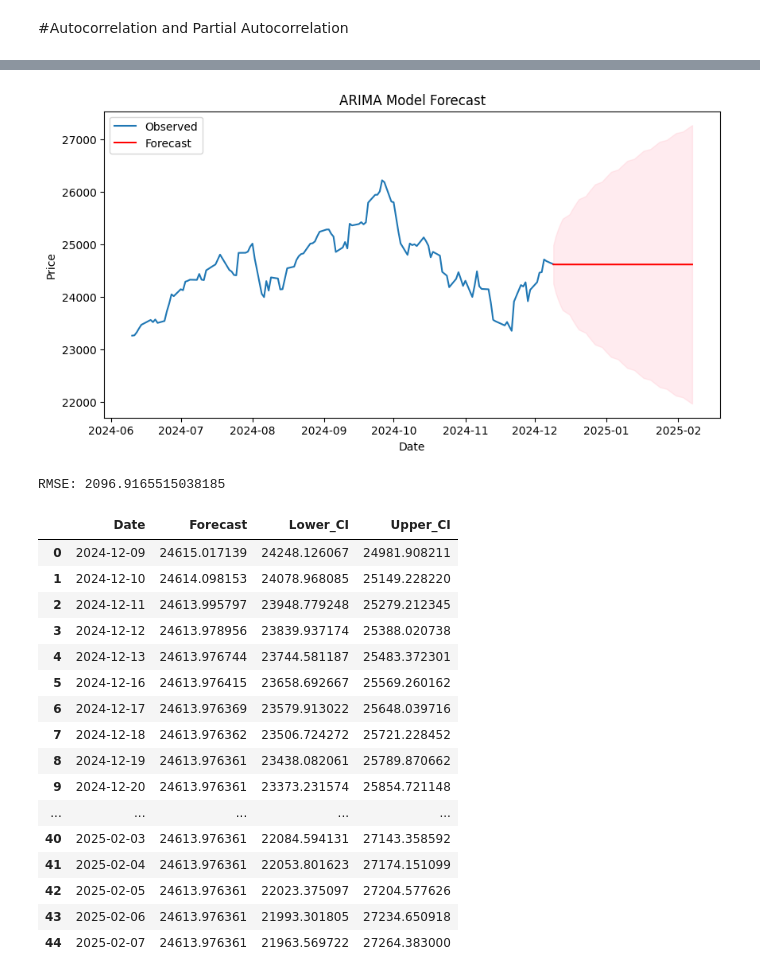
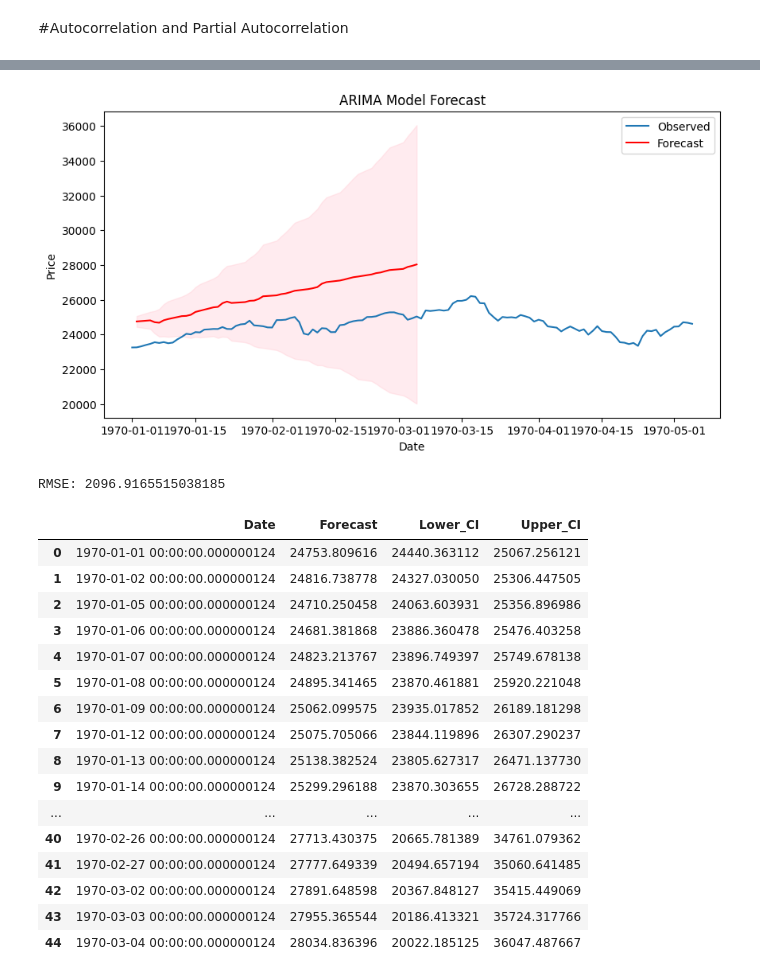
Before and after one commit to Prerana-walvekar/Python, a Jupyter notebook: NIFTY.ipynb, the cells around one changed output, grey strips where cells are left out. Cells and saved outputs as stored; diff of their text form; code cells hidden in the pictures.

Commit message:
Modifying model

```diff
--- a/NIFTY.ipynb
+++ b/NIFTY.ipynb
@@ -126,6 +122,6 @@ plt.show()
 # %%
 from statsmodels.tsa.arima.model import ARIMA
-model=ARIMA(data['Close '],order=(2,1,0))
+model=ARIMA(data['Close '],order=(26,2,0))
 arima_result=model.fit()
 arima_result.summary()
 # %% [output]
@@ -149,21 +157,21 @@ Warnings:
 [1] Covariance matrix calculated using the outer product of gradients (complex-step).
 # %%
 forecast=arima_result.get_forecast(steps=45)
-forecast_index=pd.date_range(start=data.index[-1],periods=45,freq='B')
+forecast_index = pd.date_range(start=pd.Timestamp(data.index[-1]) + pd.Timedelta(days=1), periods=45, freq='B')
 # Extract forecasted values
 forecast_mean = forecast.predicted_mean
 forecast_ci = forecast.conf_int()
 plt.figure(figsize=(10, 5))
 plt.plot(data['Close '], label='Observed')
 plt.plot(forecast_index, forecast_mean, label='Forecast', color='red')
 plt.fill_between(forecast_index, forecast_ci.iloc[:, 0], forecast_ci.iloc[:, 1], color='pink', alpha=0.3)
 plt.title('ARIMA Model Forecast')
 plt.xlabel('Date')
 plt.ylabel('Price')
 plt.legend()
 plt.show()
 # %% [output]
-[figure, old version]
+[figure, new version]
 # %%
 import numpy as np
 
@@ -186,19 +194,19 @@ df=pd.read_csv('forecasted_data.csv')
 df
 # %% [output]
 |  | Date | Forecast | Lower_CI | Upper_CI |
-| 0 | 2024-12-09 | 24615.017139 | 24248.126067 | 24981.908211 |
-| 1 | 2024-12-10 | 24614.098153 | 24078.968085 | 25149.228220 |
-| 2 | 2024-12-11 | 24613.995797 | 23948.779248 | 25279.212345 |
-| 3 | 2024-12-12 | 24613.978956 | 23839.937174 | 25388.020738 |
-| 4 | 2024-12-13 | 24613.976744 | 23744.581187 | 25483.372301 |
-| 5 | 2024-12-16 | 24613.976415 | 23658.692667 | 25569.260162 |
-| 6 | 2024-12-17 | 24613.976369 | 23579.913022 | 25648.039716 |
-| 7 | 2024-12-18 | 24613.976362 | 23506.724272 | 25721.228452 |
-| 8 | 2024-12-19 | 24613.976361 | 23438.082061 | 25789.870662 |
-| 9 | 2024-12-20 | 24613.976361 | 23373.231574 | 25854.721148 |
+| 0 | 1970-01-01 00:00:00.000000124 | 24753.809616 | 24440.363112 | 25067.256121 |
+| 1 | 1970-01-02 00:00:00.000000124 | 24816.738778 | 24327.030050 | 25306.447505 |
+| 2 | 1970-01-05 00:00:00.000000124 | 24710.250458 | 24063.603931 | 25356.896986 |
+| 3 | 1970-01-06 00:00:00.000000124 | 24681.381868 | 23886.360478 | 25476.403258 |
+| 4 | 1970-01-07 00:00:00.000000124 | 24823.213767 | 23896.749397 | 25749.678138 |
+| 5 | 1970-01-08 00:00:00.000000124 | 24895.341465 | 23870.461881 | 25920.221048 |
+| 6 | 1970-01-09 00:00:00.000000124 | 25062.099575 | 23935.017852 | 26189.181298 |
+| 7 | 1970-01-12 00:00:00.000000124 | 25075.705066 | 23844.119896 | 26307.290237 |
+| 8 | 1970-01-13 00:00:00.000000124 | 25138.382524 | 23805.627317 | 26471.137730 |
+| 9 | 1970-01-14 00:00:00.000000124 | 25299.296188 | 23870.303655 | 26728.288722 |
 | ... | ... | ... | ... | ... |
-| 40 | 2025-02-03 | 24613.976361 | 22084.594131 | 27143.358592 |
-| 41 | 2025-02-04 | 24613.976361 | 22053.801623 | 27174.151099 |
-| 42 | 2025-02-05 | 24613.976361 | 22023.375097 | 27204.577626 |
-| 43 | 2025-02-06 | 24613.976361 | 21993.301805 | 27234.650918 |
-| 44 | 2025-02-07 | 24613.976361 | 21963.569722 | 27264.383000 |
+| 40 | 1970-02-26 00:00:00.000000124 | 27713.430375 | 20665.781389 | 34761.079362 |
+| 41 | 1970-02-27 00:00:00.000000124 | 27777.649339 | 20494.657194 | 35060.641485 |
+| 42 | 1970-03-02 00:00:00.000000124 | 27891.648598 | 20367.848127 | 35415.449069 |
+| 43 | 1970-03-03 00:00:00.000000124 | 27955.365544 | 20186.413321 | 35724.317766 |
+| 44 | 1970-03-04 00:00:00.000000124 | 28034.836396 | 20022.185125 | 36047.487667 |
```
Also changed, not shown: parts of 8 cells of this notebook, 1 other file.
